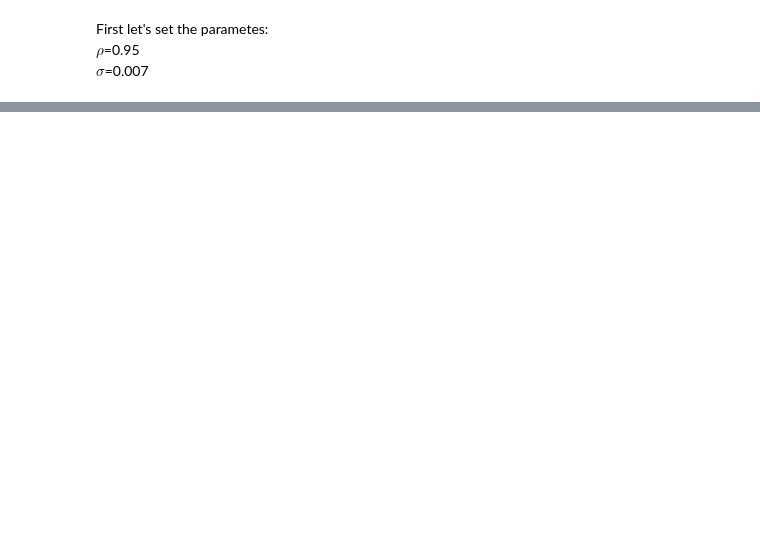
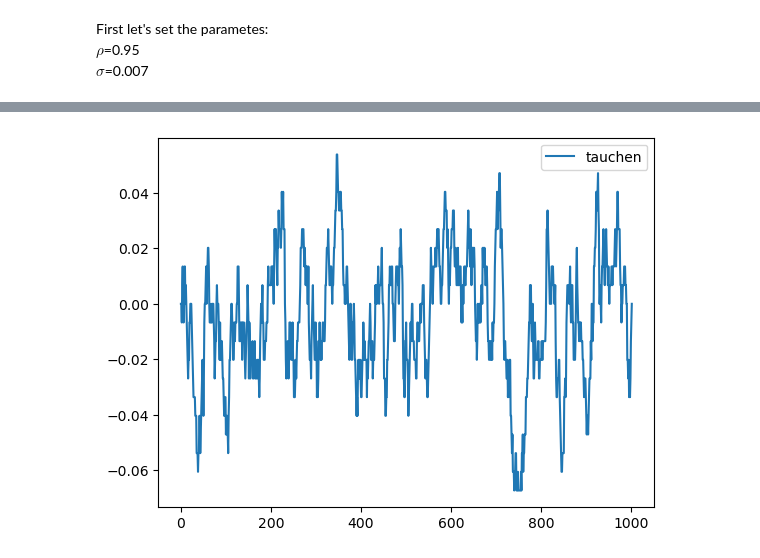
Before and after one commit to samuefra/trabalho1_cezar, a Jupyter notebook: trabcezar.ipynb, the cells around one changed output, grey strips where cells are left out. Saved outputs shown, nothing was run; the diff lists cells and outputs as text; code cells hidden in the pictures; blank space fills up the shorter version.

```diff
--- a/trabcezar.ipynb
+++ b/trabcezar.ipynb
@@ -327,0 +209,22 @@ plt.show()
+# %%
+n=21
+# %%
+xgrid = np.linspace(low, upp,n )
+trmo=tau(n,rho,sigma,a=low,b=upp)
+N = int((n-1)/2)
+current_state = np.empty(nsteps+1)
+current_state[0] = N
+simulated_states = np.zeros(nsteps+1)
+simulated_states[0] = 0
+trm = np.zeros((n, n+1))
+trm[:, 1:] = trmo
+for i in range(nsteps-1):
+    next_state_index = np.searchsorted(np.cumsum(trm[int(current_state[i])-1, :]), shocks_cdf[i],side="left")
+    current_state[i+1] = next_state_index
+    simulated_states[i+1] = xgrid[int(current_state[i+1])-1]
+
+plt.plot(simulated_states, label='tauchen')
+plt.legend()
+plt.show()
+# %% [output]
+[figure, added]
```
Also changed, not shown: parts of 86 cells of this notebook.
